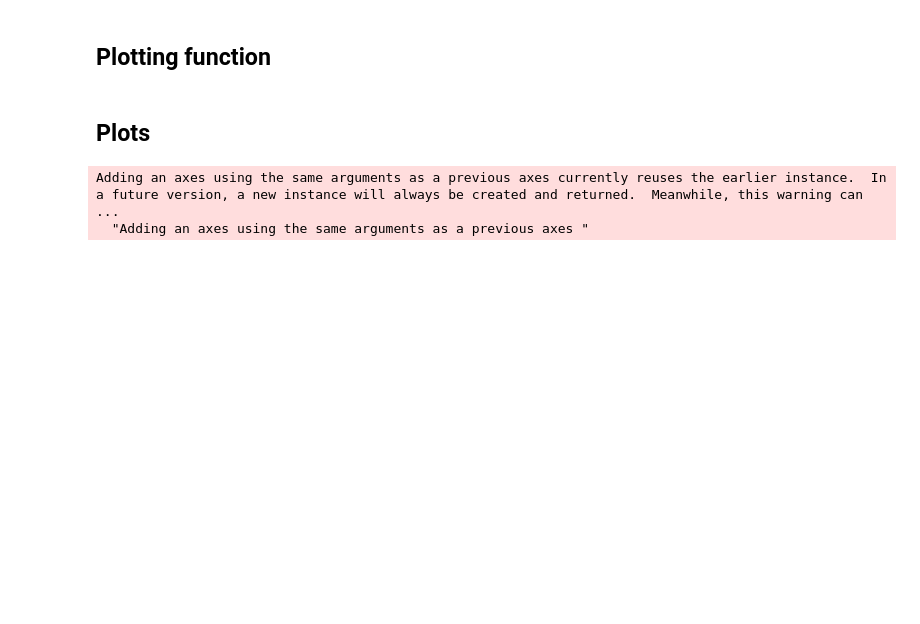
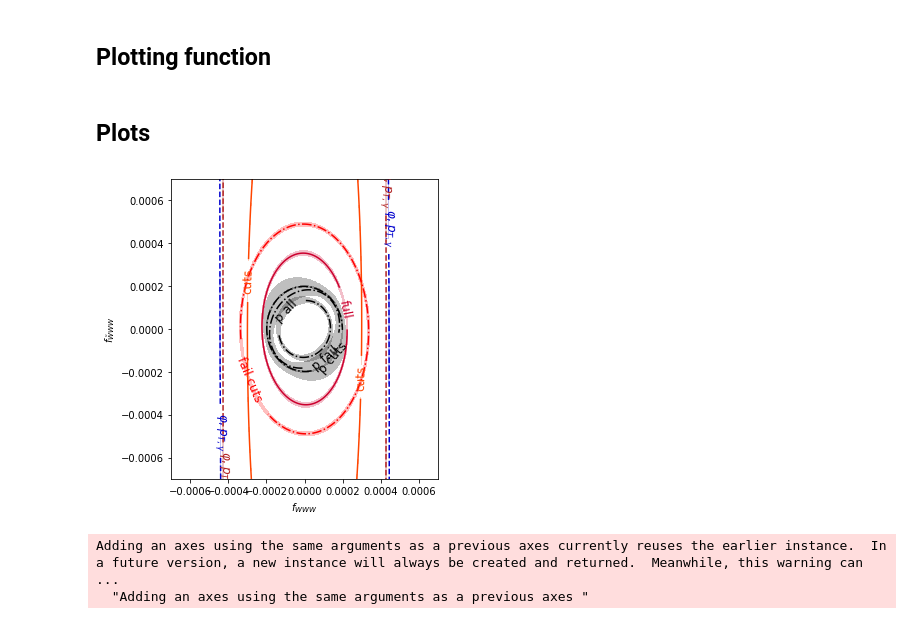
Before and after one commit to dlvp/diboson_mining, a Jupyter notebook: notebooks/wgamma/08a_plot_fisher_information.ipynb, the cells around one changed output. Drawn from its saved outputs; the diff is of its cells as text; code cells hidden in the pictures; blank space fills up the shorter version.

Commit message:
Distribution of information and more new results

```diff
--- a/notebooks/wgamma/08a_plot_fisher_information.ipynb
+++ b/notebooks/wgamma/08a_plot_fisher_information.ipynb
@@ -46,12 +46,16 @@ def load_data(ml_prefix = '', profiled=True):
 
     # Ground truth
     infos  = [np.load(result_dir + profile_prefix + 'information_parton.npy'),
+              np.load(result_dir + profile_prefix + 'information_parton_tight.npy'),
+              np.load(result_dir + profile_prefix + 'information_parton_antitight.npy'),
               np.load(result_dir + profile_prefix + 'information_rate_tight.npy')]
     covs   = [np.load(result_dir + profile_prefix + 'covariance_parton.npy'),
+              np.load(result_dir + profile_prefix + 'covariance_parton_tight.npy'),
+              np.load(result_dir + profile_prefix + 'covariance_parton_antitight.npy'),
               np.load(result_dir + profile_prefix + 'covariance_rate_tight.npy')]
-    labels = ['parton', 'xsec']
-    colors = ['black', '0.5']
-    lss    = ['-.', ':']
+    labels = ['p all', 'p cuts', 'p fail', 'xsec']
+    colors = ['black', 'black', 'black', '0.5']
+    lss    = ['-.', '-.', '-.', ':']
 
     # Histos
     histo_filenames = ['pta_phi', 'phi', 'deltaphi_lv', 'met', 'ptl', 'pta', 'deltaphi_la']
@@ -162,9 +168,11 @@ def make_plot(ml_prefix = '', indices=None, xmax=0.004):
 # %% [markdown]
 ## Plots
 # %%
-fig = make_plot('', xmax=0.0007, indices=[0,2,9,12,13,16])
+fig = make_plot('', xmax=0.0007, indices=[0,1,2,4,11,14,15,18])
 
 plt.savefig("../../figures/wgamma/information_wgamma_multivariate.pdf")
+# %% [output]
+[figure, added]
 # %%
 fig = make_plot('', xmax=0.0007, indices=[9,11,12,14])
 
```
Also changed, not shown: parts of 2 cells of this notebook, 9 other files.
